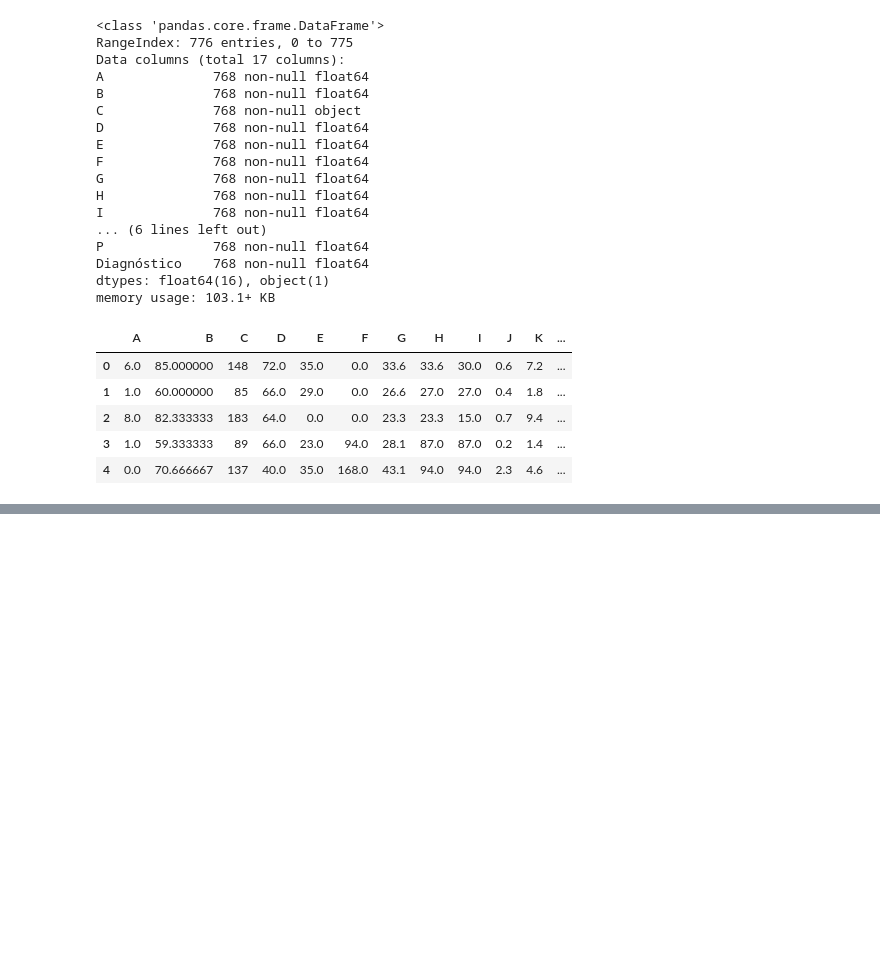
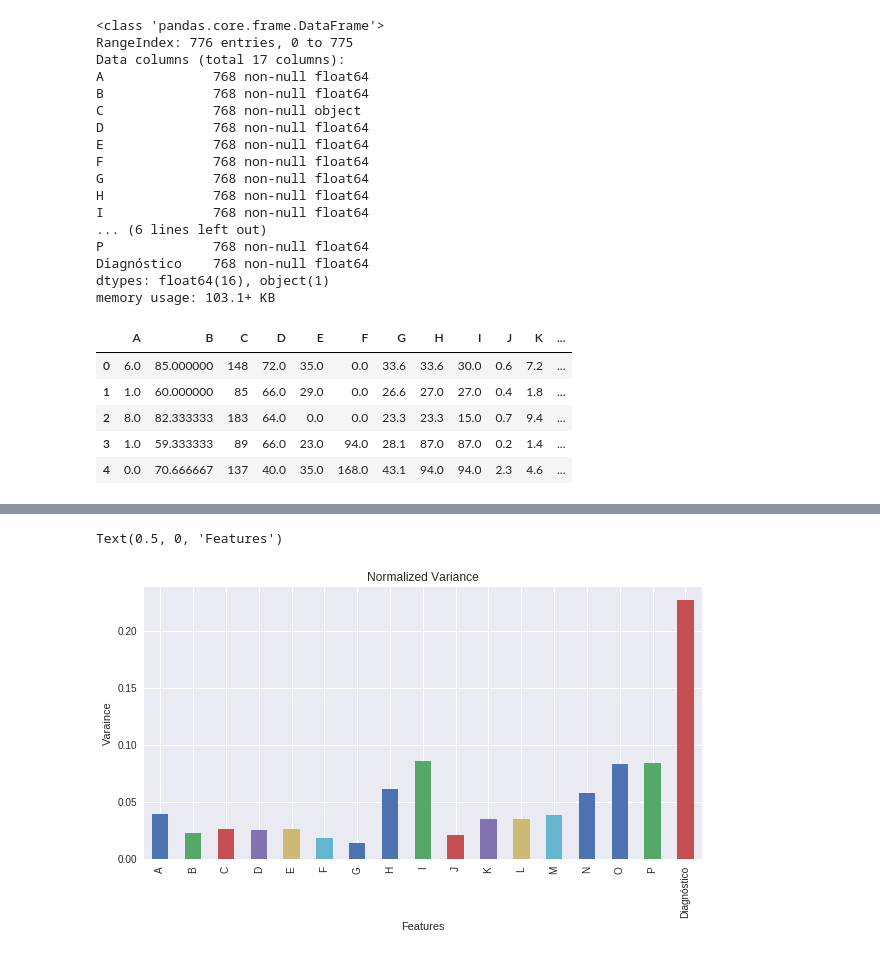
Before and after one commit to carvalheirafc/deep_learning_stuff, a Jupyter notebook: diabetes/statistical_analysis/diabetes_analysis.ipynb, the cells around one changed output, grey strips where cells are left out. Cells and saved outputs as stored; diff of their text form; code cells hidden in the pictures; blank space fills up the shorter version.

```diff
--- a/diabetes/statistical_analysis/diabetes_analysis.ipynb
+++ b/diabetes/statistical_analysis/diabetes_analysis.ipynb
@@ -76,3 +85,12 @@ diabetes_normalized.head()
 | 2 | 0.470588 | 0.600671 | 0.919598 | 0.524590 | 0.000000 | 0.000000 | 0.347243 | 0.162500 | 0.108696 | 0.260870 | 0.500000 | ... |
 | 3 | 0.058824 | 0.369128 | 0.447236 | 0.540984 | 0.232323 | 0.111111 | 0.418778 | 0.886364 | 0.891304 | 0.043478 | 0.065217 | ... |
 | 4 | 0.000000 | 0.483221 | 0.688442 | 0.327869 | 0.353535 | 0.198582 | 0.642325 | 0.965909 | 0.967391 | 0.956522 | 0.239130 | ... |
+# %%
+fig, ax = plt.subplots(figsize=(10, 5))
+ax = diabetes_normalized.var().plot.bar()
+ax.set_title('Normalized Variance')
+ax.set_ylabel('Varaince')
+ax.set_xlabel('Features')
+# %% [output]
+Text(0.5, 0, 'Features')
+[figure, added]
```
Also changed, not shown: parts of 4 cells of this notebook.
